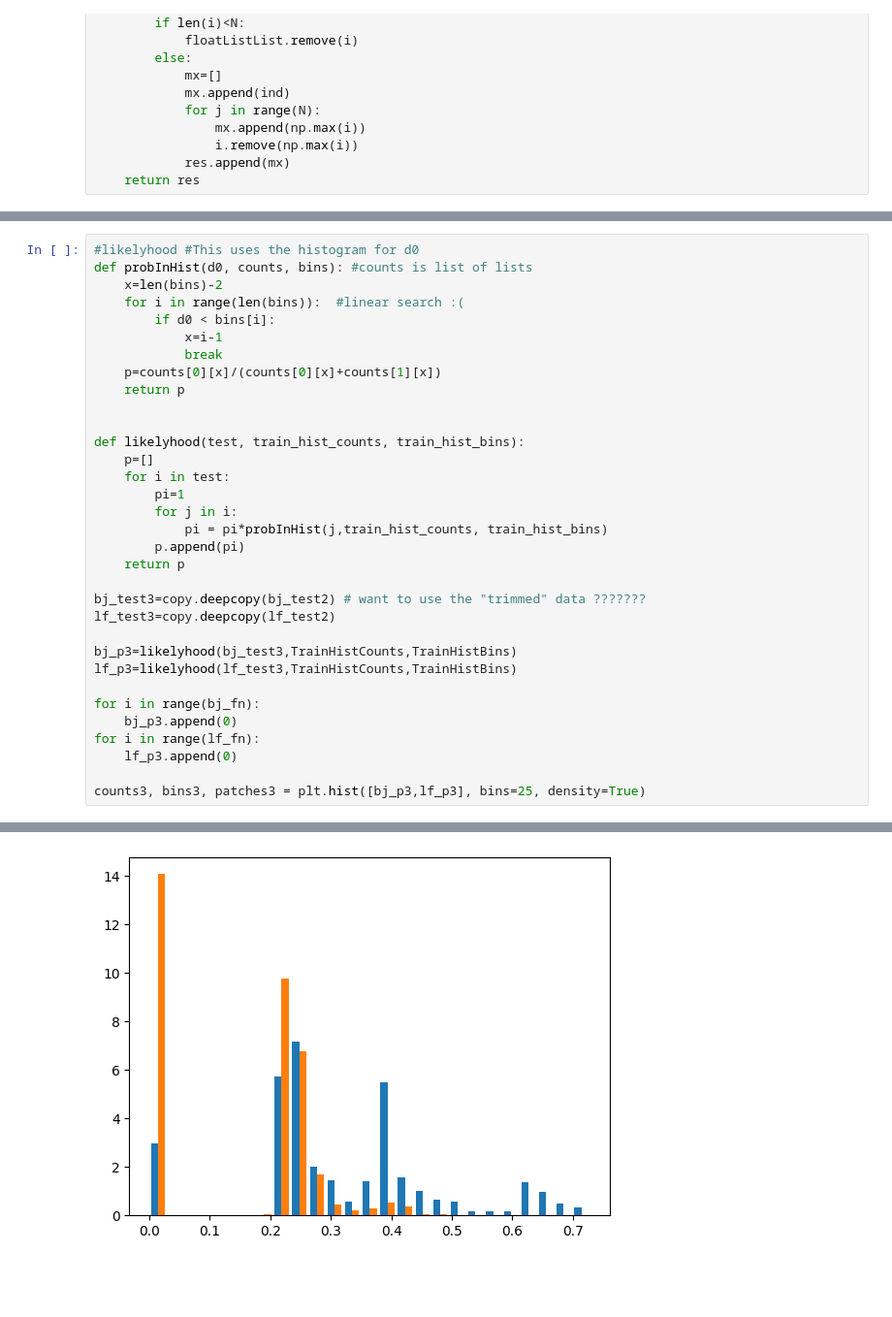
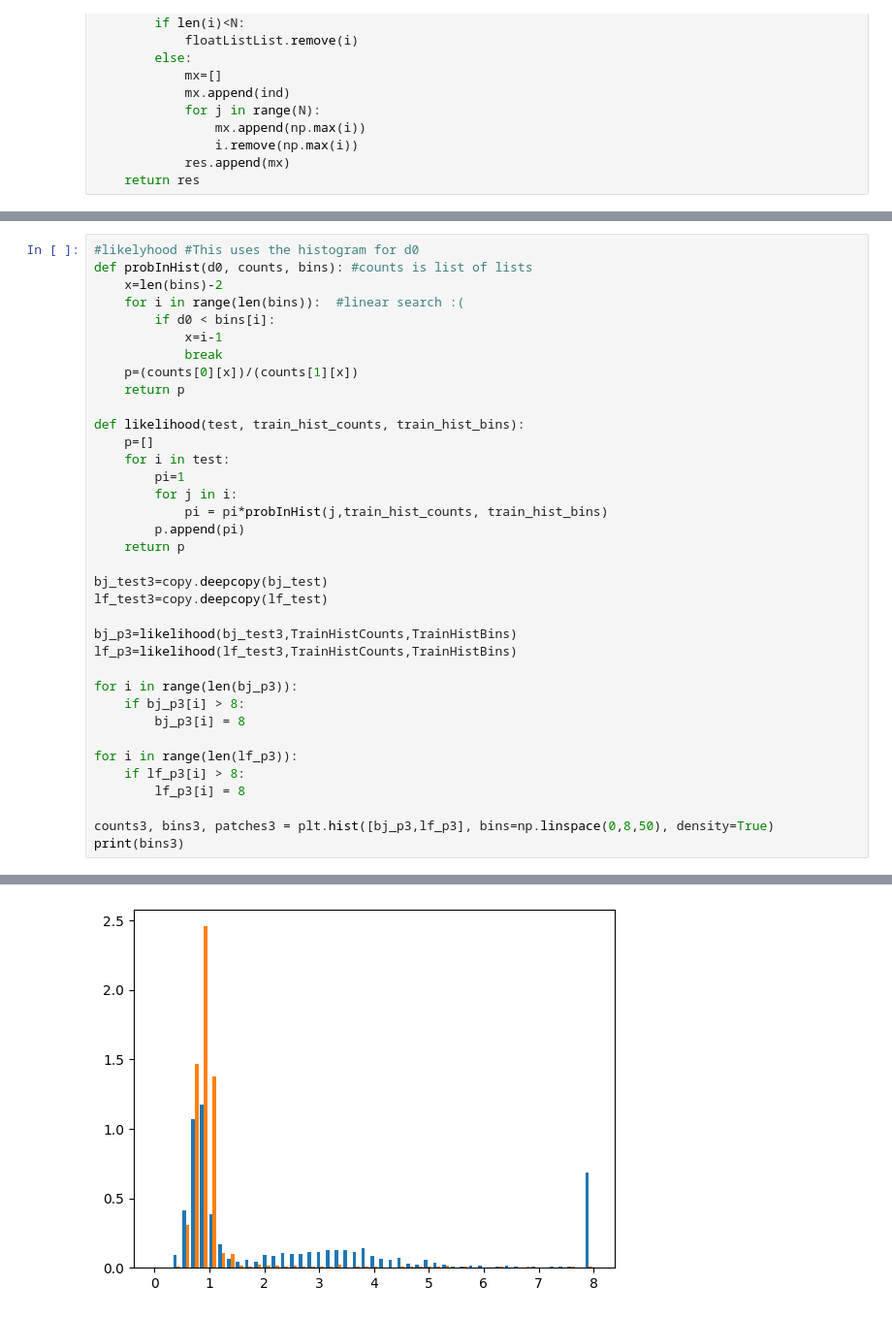
Before and after one commit to CarmellaLi/detecting-Higgs-w-ML, a Jupyter notebook: classifiers.ipynb, the cells around one changed output, grey strips where cells are left out. Shown: that part at 97% size. Drawn from its saved outputs; the diff is of its cells as text; blank space fills up the shorter version.

```diff
--- a/classifiers.ipynb
+++ b/classifiers.ipynb
@@ -253,11 +253,10 @@ def probInHist(d0, counts, bins): #counts is list of lists
         if d0 < bins[i]:
             x=i-1
             break
-    p=counts[0][x]/(counts[0][x]+counts[1][x])
+    p=(counts[0][x])/(counts[1][x])
     return p
 
-
-def likelyhood(test, train_hist_counts, train_hist_bins):
+def likelihood(test, train_hist_counts, train_hist_bins):
     p=[]
     for i in test:
         pi=1
@@ -266,16 +265,20 @@ def likelyhood(test, train_hist_counts, train_hist_bins):
         p.append(pi)
     return p
 
-bj_test3=copy.deepcopy(bj_test2) # want to use the "trimmed" data ???????
-lf_test3=copy.deepcopy(lf_test2)
+bj_test3=copy.deepcopy(bj_test)
+lf_test3=copy.deepcopy(lf_test)
 
-bj_p3=likelyhood(bj_test3,TrainHistCounts,TrainHistBins)
-lf_p3=likelyhood(lf_test3,TrainHistCounts,TrainHistBins)
+bj_p3=likelihood(bj_test3,TrainHistCounts,TrainHistBins)
+lf_p3=likelihood(lf_test3,TrainHistCounts,TrainHistBins)
 
-for i in range(bj_fn):
-    bj_p3.append(0)
-for i in range(lf_fn):
-    lf_p3.append(0)
+for i in range(len(bj_p3)):
+    if bj_p3[i] > 8:
+        bj_p3[i] = 8
 
-counts3, bins3, patches3 = plt.hist([bj_p3,lf_p3], bins=25, density=True)
+for i in range(len(lf_p3)):
+    if lf_p3[i] > 8:
+        lf_p3[i] = 8
+
+counts3, bins3, patches3 = plt.hist([bj_p3,lf_p3], bins=np.linspace(0,8,50), density=True)
+print(bins3)
 # %% [output]
@@ -282 +294 @@ counts3, bins3, patches3 = plt.hist([bj_p3,lf_p3], bins=25, density=True)
-[figure, old version]
+[figure, new version]
```
Also changed, not shown: parts of 10 cells of this notebook.
